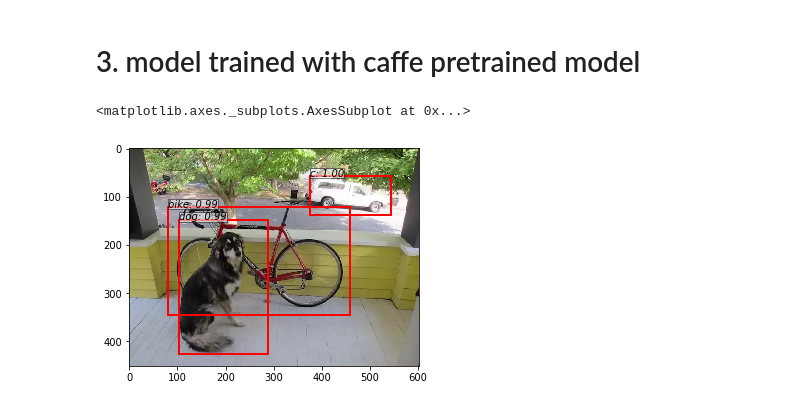
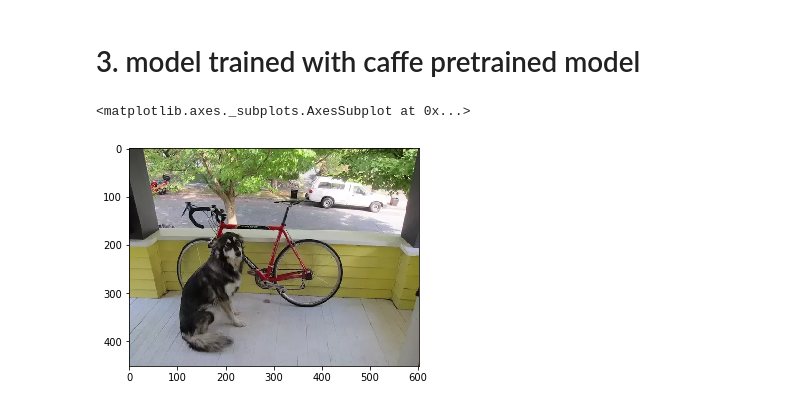
Before and after one commit to JahyaBurke/ECE285_Sauvage_Object_Detection, a Jupyter notebook: RCNN/demo.ipynb, the cells around one changed output. Drawn from its saved outputs; the diff is of its cells as text; code cells hidden in the pictures.

```diff
--- a/RCNN/demo.ipynb
+++ b/RCNN/demo.ipynb
@@ -17,7 +17,7 @@ from utils import array_tool as at
 # %%
 #img = read_image('misc/demo.jpg')
 img = read_image('dog-cycle-car.png')
-img = t.from_numpy(img)[None]
+img = torch.from_numpy(img)[None]
 model_dir = '../../'
 # %%
 faster_rcnn = FasterRCNNVGG16()
@@ -60,12 +60,12 @@ vis_bbox(at.tonumpy(img[0]),
 # 3. model trained with caffe pretrained model
 # %%
 trainer.load(model_dir+'fasterrcnn_12222105_0.712649824453_caffe_pretrain.pth')
-opt.caffe_pretrain=True # this model was trained from caffe-pretrained model
+#opt.caffe_pretrain=True # this model was trained from caffe-pretrained model
 _bboxes, _labels, _scores = trainer.faster_rcnn.predict(img,visualize=True)
 vis_bbox(at.tonumpy(img[0]),
          at.tonumpy(_bboxes[0]),
          at.tonumpy(_labels[0]).reshape(-1),
          at.tonumpy(_scores[0]).reshape(-1))
 # %% [output]
 <matplotlib.axes._subplots.AxesSubplot at 0x...>
-[figure, old version]
+[figure, new version]
```
Also changed, not shown: parts of 3 cells of this notebook, 20 other files.
